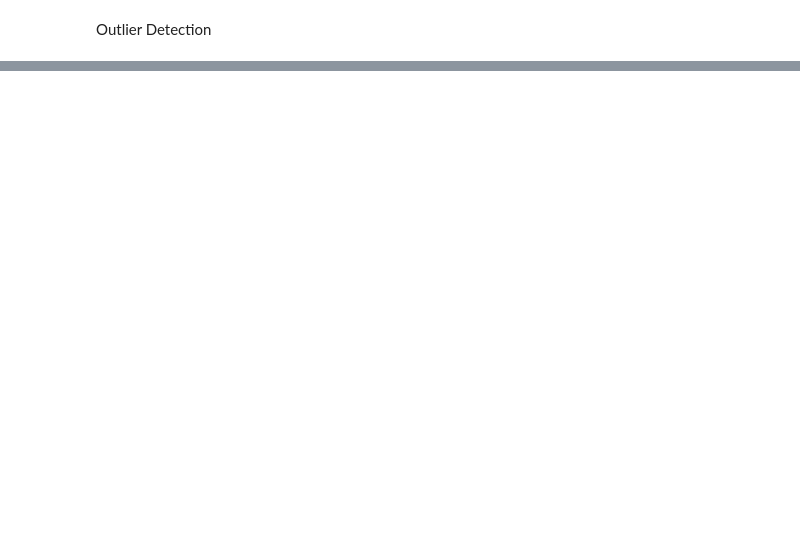
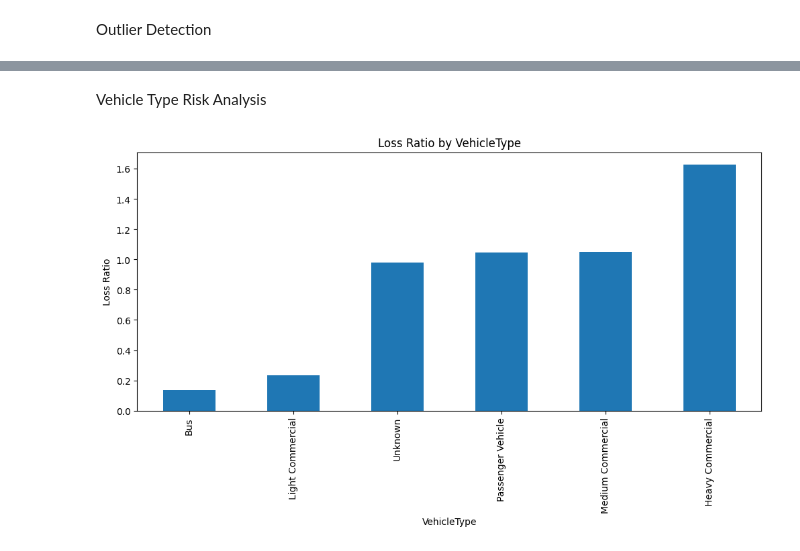
Before and after one commit to melimhur-eng/insurance-risk-analytics, a Jupyter notebook: notebooks/01_eda.ipynb, the cells around one changed output, grey strips where cells are left out. Drawn from its saved outputs; the diff is of its cells as text; code cells hidden in the pictures; blank space fills up the shorter version.

```diff
--- a/notebooks/01_eda.ipynb
+++ b/notebooks/01_eda.ipynb
@@ -74,0 +120,6 @@ Temporal Trends
+# %% [markdown]
+Vehicle Type Risk Analysis
+# %%
+plot_loss_ratio(df, "VehicleType")
+# %% [output]
+[figure, added]
```
Also changed, not shown: parts of 28 cells of this notebook, 2 other files.
